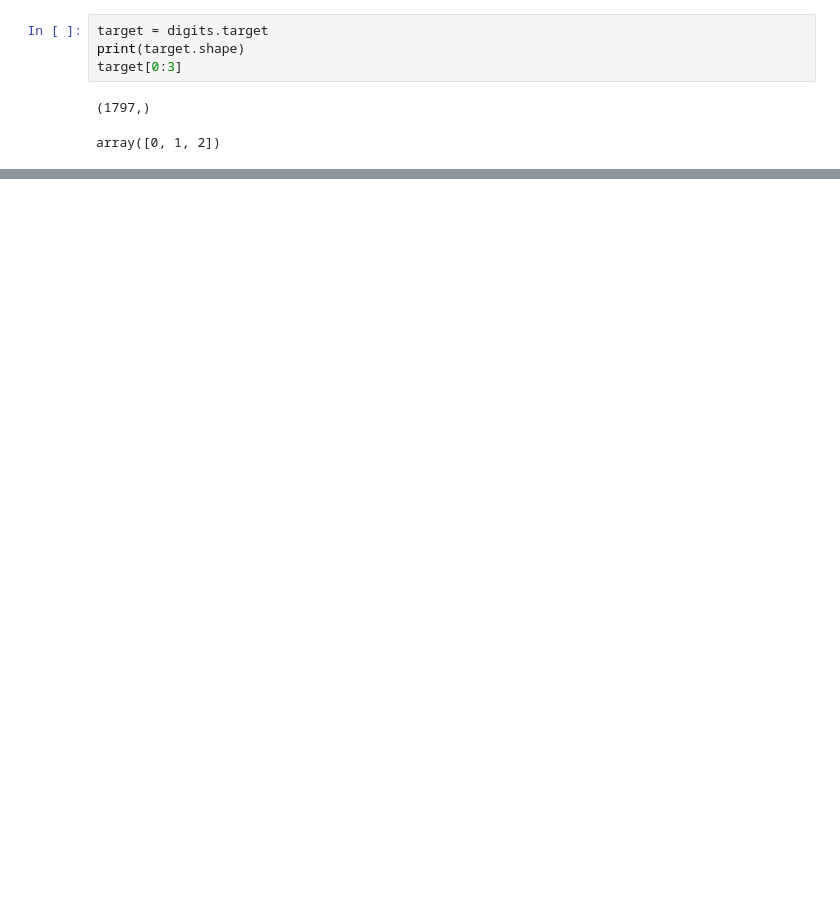
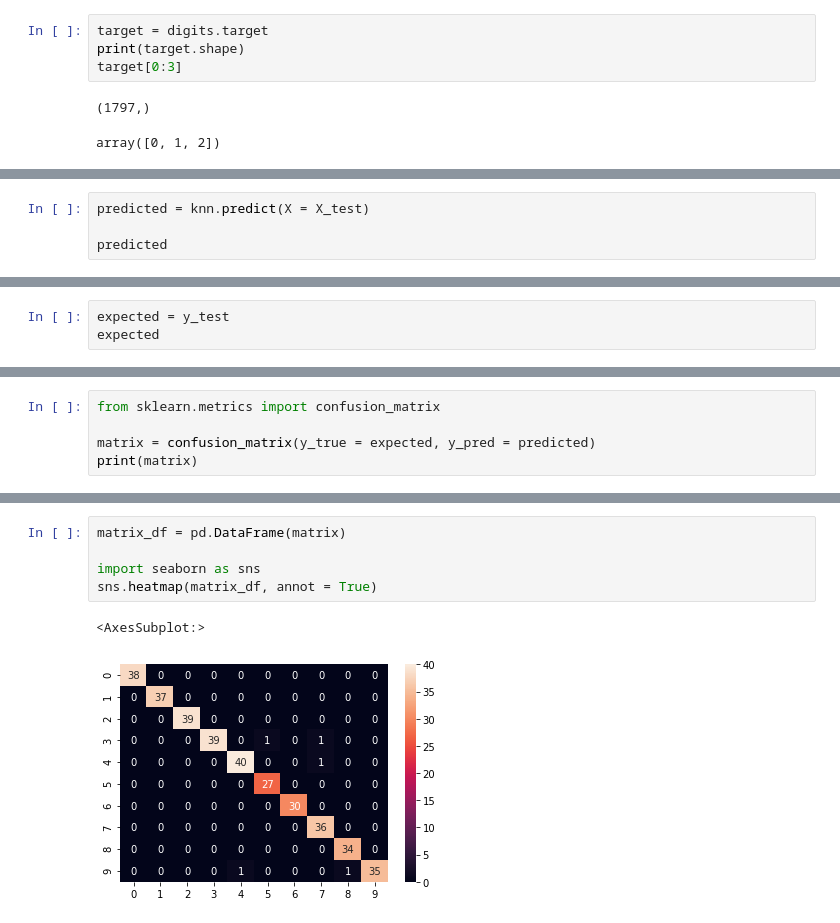
Before and after one commit to va23274/CI345_ML, a Jupyter notebook: Lab05_First_Classification.ipynb, the cells around one changed output, grey strips where cells are left out. Saved outputs shown, nothing was run; the diff lists cells and outputs as text; blank space fills up the shorter version.

```diff
--- a/Lab05_First_Classification.ipynb
+++ b/Lab05_First_Classification.ipynb
@@ -110,0 +150,4 @@ plt.bar(numbers, counts, color='orange' )
+# %%
+predicted = knn.predict(X = X_test)
+
+predicted
@@ -110,0 +172,3 @@ plt.bar(numbers, counts, color='orange' )
+# %%
+expected = y_test
+expected
@@ -110,0 +226,5 @@ plt.bar(numbers, counts, color='orange' )
+# %%
+from sklearn.metrics import confusion_matrix
+
+matrix = confusion_matrix(y_true = expected, y_pred = predicted)
+print(matrix)
@@ -110,0 +264,8 @@ plt.bar(numbers, counts, color='orange' )
+# %%
+matrix_df = pd.DataFrame(matrix)
+
+import seaborn as sns
+sns.heatmap(matrix_df, annot = True)
+# %% [output]
+<AxesSubplot:>
+[figure, added]
```
Also changed, not shown: parts of 22 cells of this notebook.
